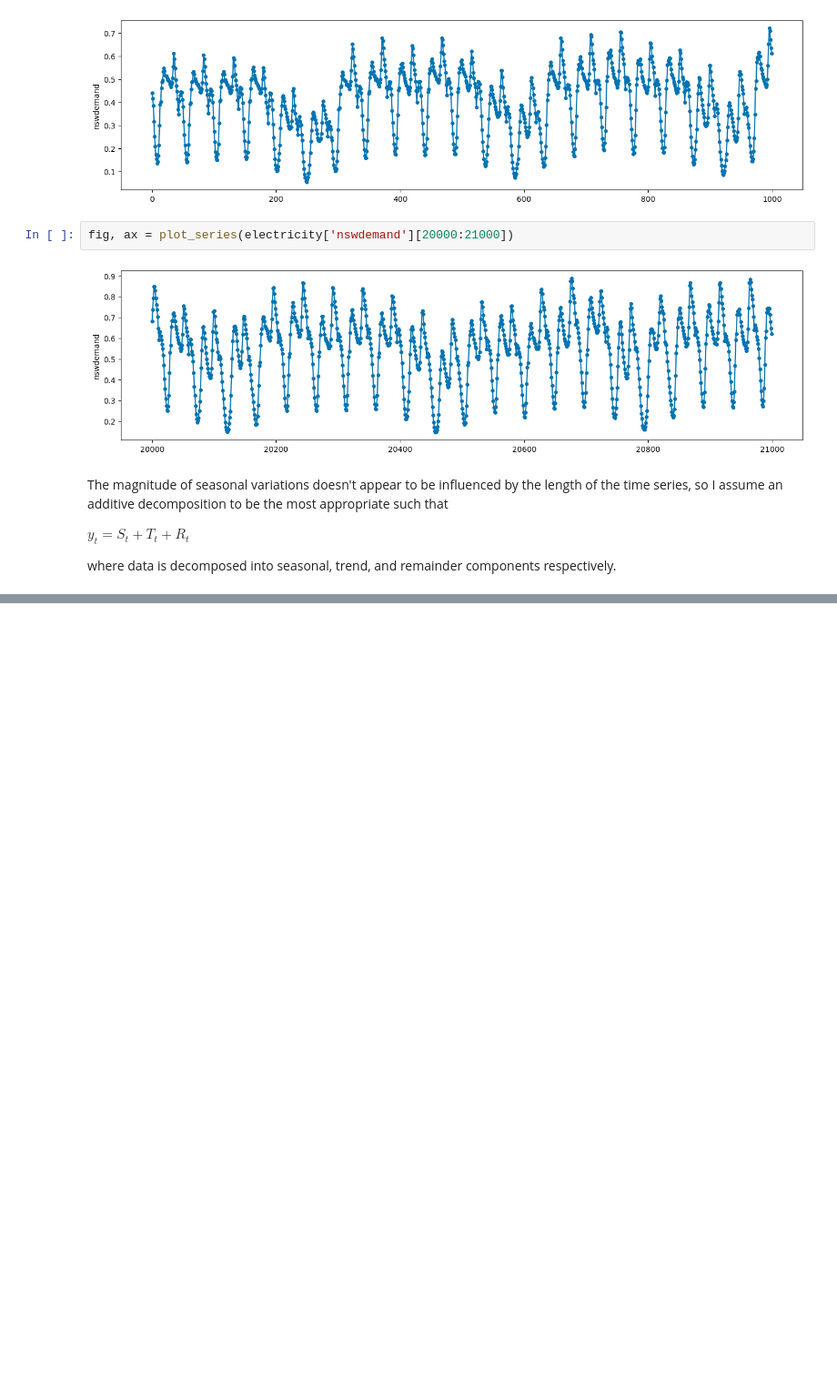
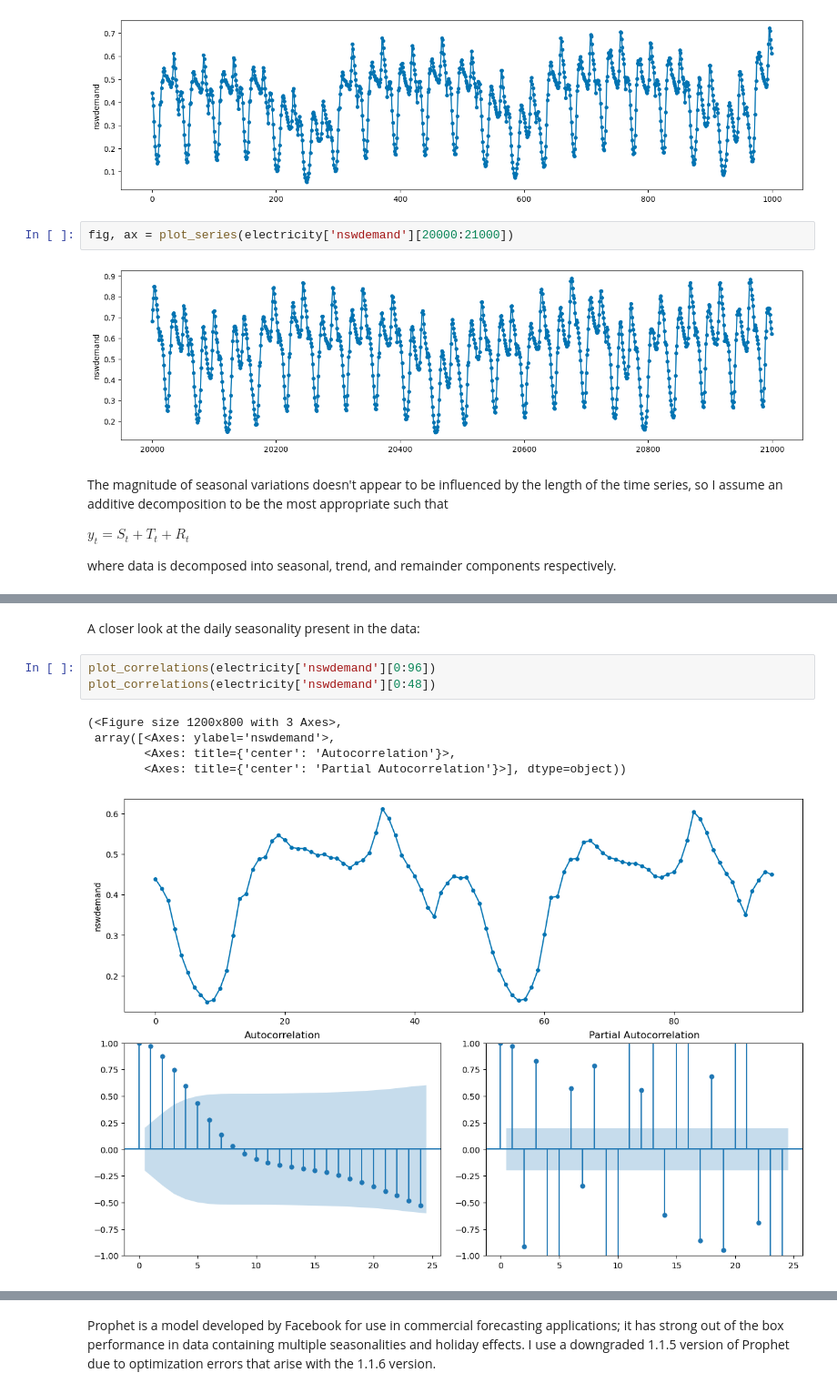
Before and after one commit to jjhuang4/jjhuang4.github.io, a Jupyter notebook: posts/2025-1-20/index.ipynb, the cells around one changed output, grey strips where cells are left out. Shown at 91% size. Drawn from its saved outputs; the diff is of its cells as text; blank space fills up the shorter version.

```diff
--- a/posts/2025-1-20/index.ipynb
+++ b/posts/2025-1-20/index.ipynb
@@ -93,0 +115,11 @@ Name: nswdemand, Length: 10000, dtype: float64
+# %% [markdown]
+A closer look at the daily seasonality present in the data:
+# %%
+plot_correlations(electricity['nswdemand'][0:96])
+plot_correlations(electricity['nswdemand'][0:48])
+# %% [output]
+(<Figure size 1200x800 with 3 Axes>,
+ array([<Axes: ylabel='nswdemand'>,
+        <Axes: title={'center': 'Autocorrelation'}>,
+        <Axes: title={'center': 'Partial Autocorrelation'}>], dtype=object))
+[figure, added]
@@ -93,0 +127,2 @@ Name: nswdemand, Length: 10000, dtype: float64
+# %% [markdown]
+Prophet is a model developed by Facebook for use in commercial forecasting applications; it has strong out of the box performance in data containing multiple seasonalities and holiday effects. I use a downgraded 1.1.5 version of Prophet due to optimization errors that arise with the 1.1.6 version.
```
Also changed, not shown: parts of 14 cells of this notebook.
